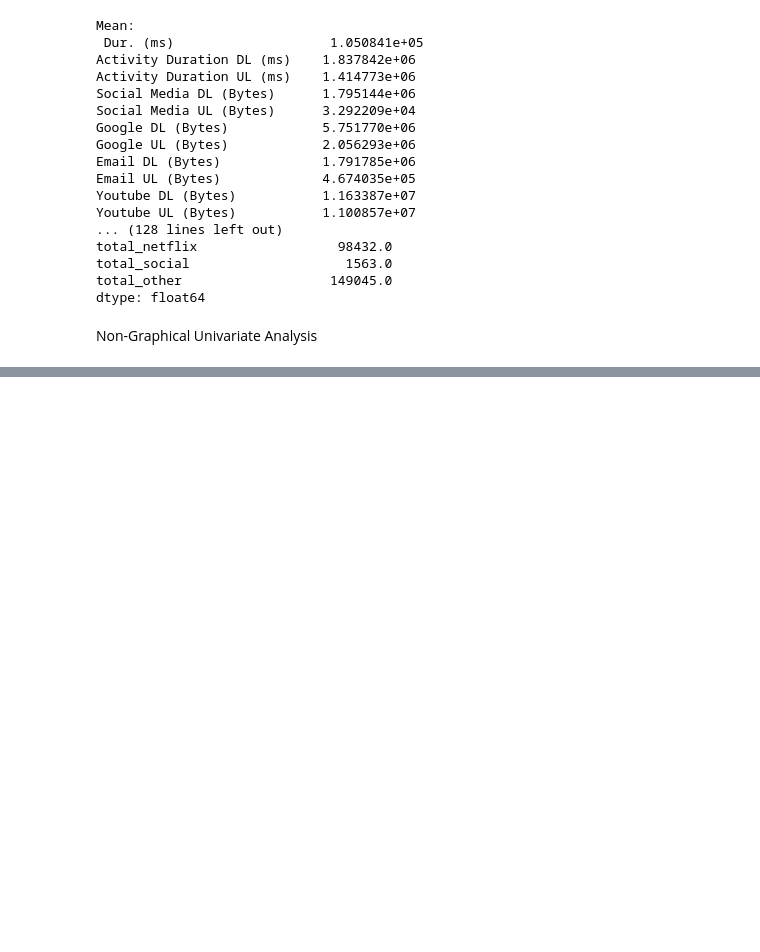
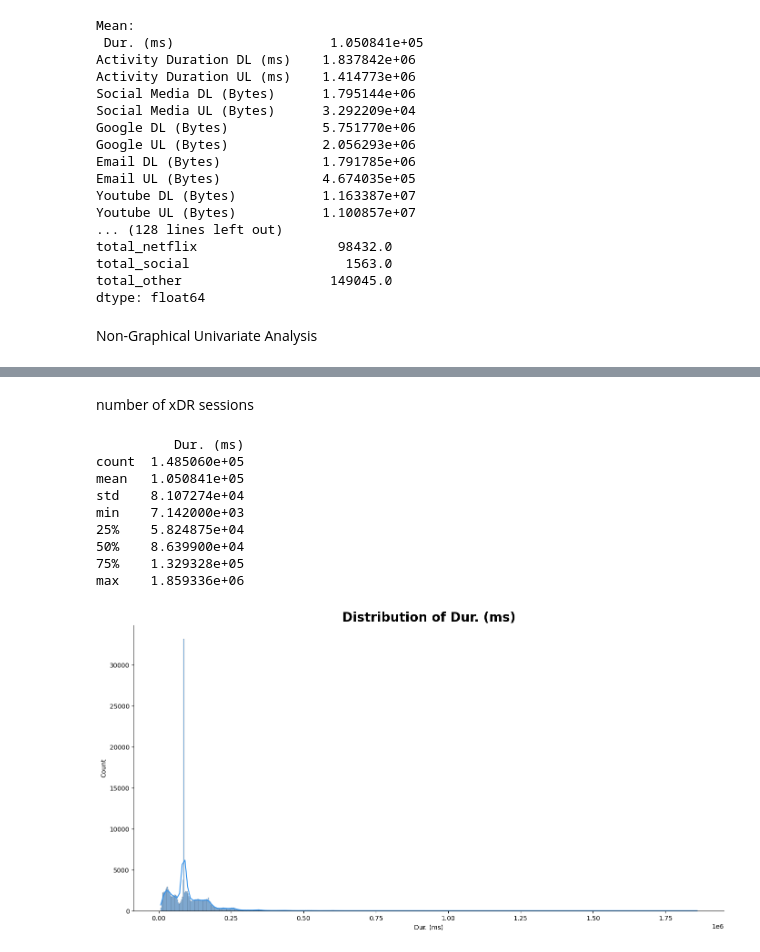
Before and after one commit to brook1167/Telecom-Analysis, a Jupyter notebook: notebooks/User_overview_analysis_task1.ipynb, the cells around one changed output, grey strips where cells are left out. Cells and saved outputs as stored; diff of their text form; code cells hidden in the pictures; blank space fills up the shorter version.

```diff
--- a/notebooks/User_overview_analysis_task1.ipynb
+++ b/notebooks/User_overview_analysis_task1.ipynb
@@ -316,0 +359,17 @@ Graphical Univariate Analysis
+# %% [markdown]
+number of xDR sessions
+# %%
+# number of xDR sessions
+print(telecom_df[['Dur. (ms)']].describe())
+plot_hist(telecom_df, 'Dur. (ms)', '#3492eb')
+# %% [output]
+          Dur. (ms)
+count  1.485060e+05
+mean   1.050841e+05
+std    8.107274e+04
+min    7.142000e+03
+25%    5.824875e+04
+50%    8.639900e+04
+75%    1.329328e+05
+max    1.859336e+06
+[figure, added]
```
Also changed, not shown: parts of 26 cells of this notebook.
